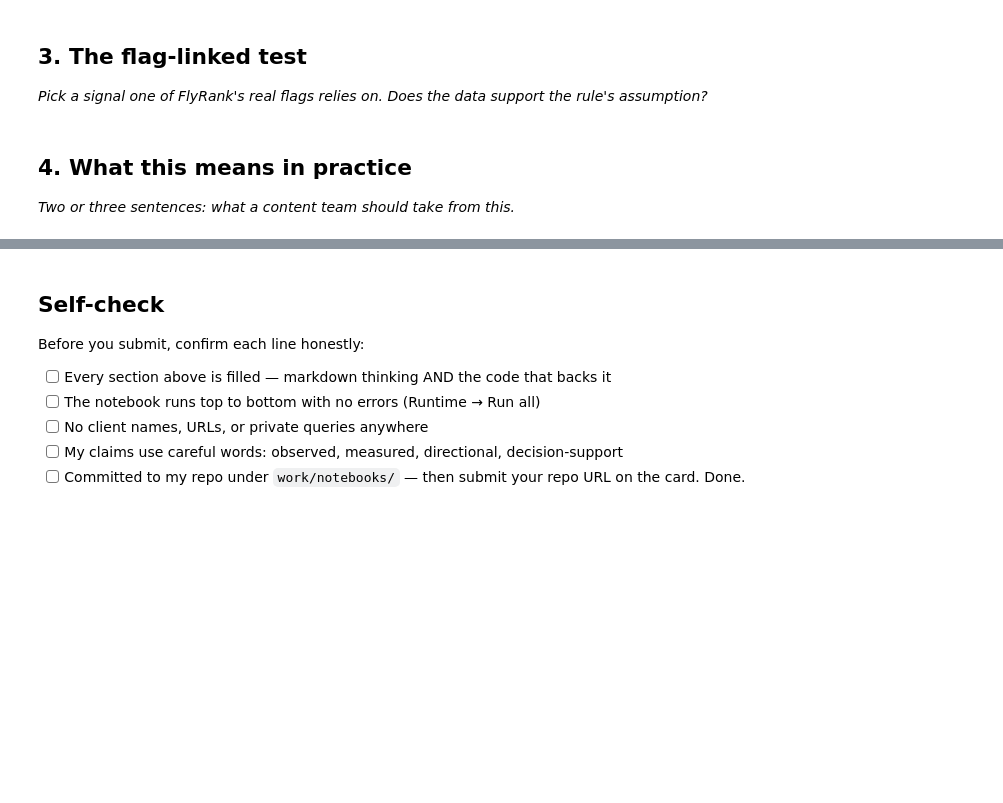
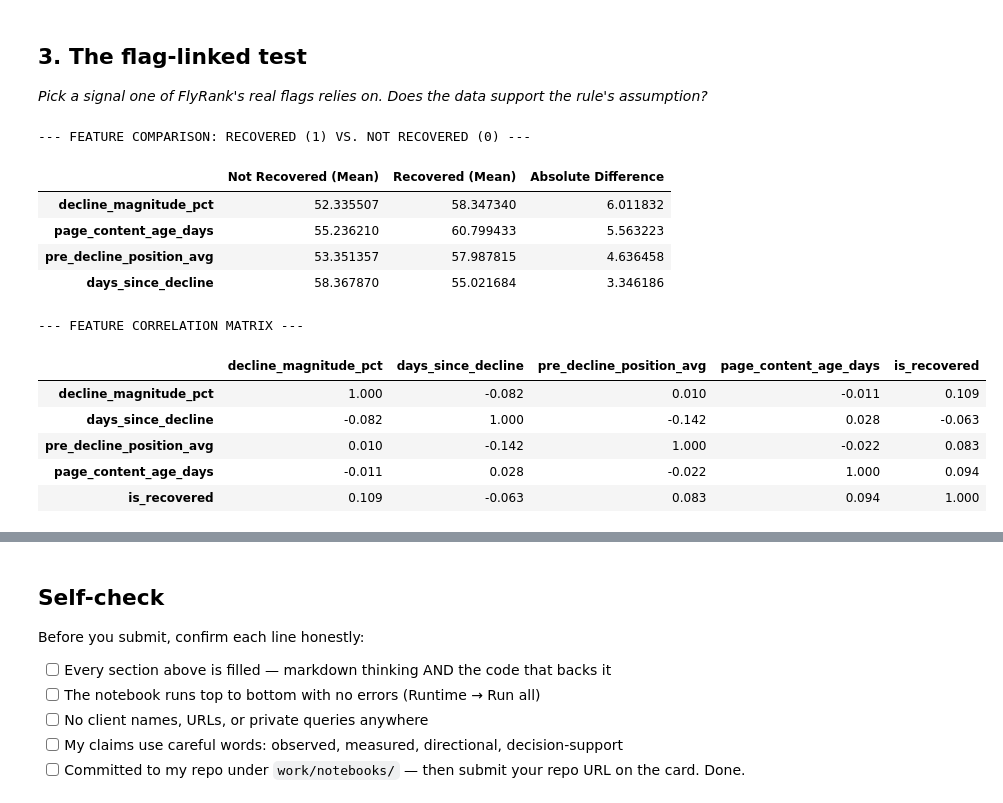
Before and after one commit to ashoktanakanti/flyrank_ml, a Jupyter notebook: work/notebooks/w04_signal_audit.ipynb, the cells around one changed output, grey strips where cells are left out. Drawn from its saved outputs; the diff is of its cells as text; code cells hidden in the pictures; blank space fills up the shorter version.

```diff
--- a/work/notebooks/w04_signal_audit.ipynb
+++ b/work/notebooks/w04_signal_audit.ipynb
@@ -22,0 +50,16 @@ This skeleton is yours to fill. Work the sections **in order** — each one has
+# %%
+# Check missingness and basic descriptive stats for our 5 W03 features
+features_to_audit = [
+    'decline_magnitude_pct',
+    'days_since_decline',
+    'pre_decline_position_avg',
+    'page_content_age_days'
+]
+
+print("--- 1. MISSINGNESS AUDIT ---")
+missing_summary = df[features_to_audit].isnull().sum().to_frame(name="Missing Rows")
+missing_summary["Missing Pct"] = (missing_summary["Missing Rows"] / len(df)) * 100
+display(missing_summary)
+
+print("\n--- 2. DESCRIPTIVE STATISTICS ---")
+display(df[features_to_audit].describe().T[['mean', 'std', 'min', '50%', 'max']])
@@ -30,4 +82,0 @@ This skeleton is yours to fill. Work the sections **in order** — each one has
-# %% [markdown]
-## 4. What this means in practice
-
-*Two or three sentences: what a content team should take from this.*
@@ -36,0 +83,26 @@ This skeleton is yours to fill. Work the sections **in order** — each one has
+# %%
+# Compare feature means between Recovered (1) and Non-Recovered (0) entities
+print("--- FEATURE COMPARISON: RECOVERED (1) VS. NOT RECOVERED (0) ---")
+signal_summary = df.groupby('is_recovered')[features_to_audit].mean().T
+signal_summary.columns = ['Not Recovered (Mean)', 'Recovered (Mean)']
+signal_summary['Absolute Difference'] = (signal_summary['Recovered (Mean)'] - signal_summary['Not Recovered (Mean)']).abs()
+
+display(signal_summary.sort_values(by='Absolute Difference', ascending=False))
+
+# Check for collinearity (Correlation Matrix)
+print("\n--- FEATURE CORRELATION MATRIX ---")
+display(df[features_to_audit + ['is_recovered']].corr().round(3))
+# %% [output]
+--- FEATURE COMPARISON: RECOVERED (1) VS. NOT RECOVERED (0) ---
+|  | Not Recovered (Mean) | Recovered (Mean) | Absolute Difference |
+| decline_magnitude_pct | 52.335507 | 58.347340 | 6.011832 |
+| page_content_age_days | 55.236210 | 60.799433 | 5.563223 |
+| pre_decline_position_avg | 53.351357 | 57.987815 | 4.636458 |
+| days_since_decline | 58.367870 | 55.021684 | 3.346186 |
+--- FEATURE CORRELATION MATRIX ---
+|  | decline_magnitude_pct | days_since_decline | pre_decline_position_avg | page_content_age_days | is_recovered |
+| decline_magnitude_pct | 1.000 | -0.082 | 0.010 | -0.011 | 0.109 |
+| days_since_decline | -0.082 | 1.000 | -0.142 | 0.028 | -0.063 |
+| pre_decline_position_avg | 0.010 | -0.142 | 1.000 | -0.022 | 0.083 |
+| page_content_age_days | -0.011 | 0.028 | -0.022 | 1.000 | 0.094 |
+| is_recovered | 0.109 | -0.063 | 0.083 | 0.094 | 1.000 |
```
Also changed, not shown: parts of 7 cells of this notebook.
